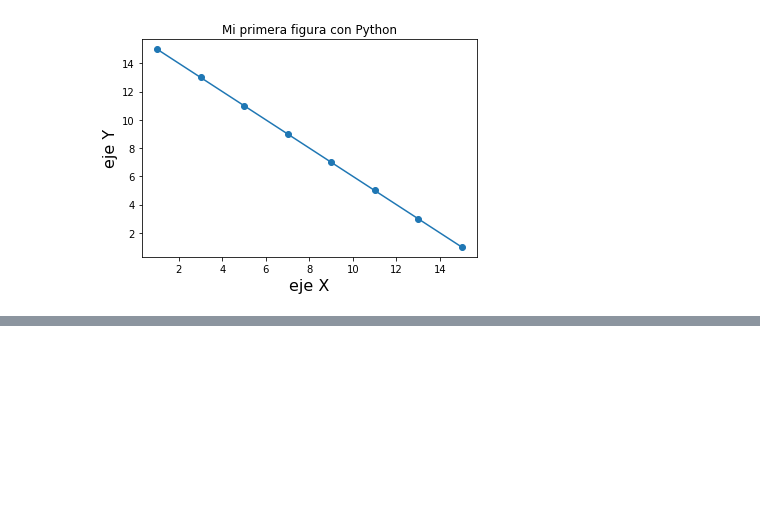
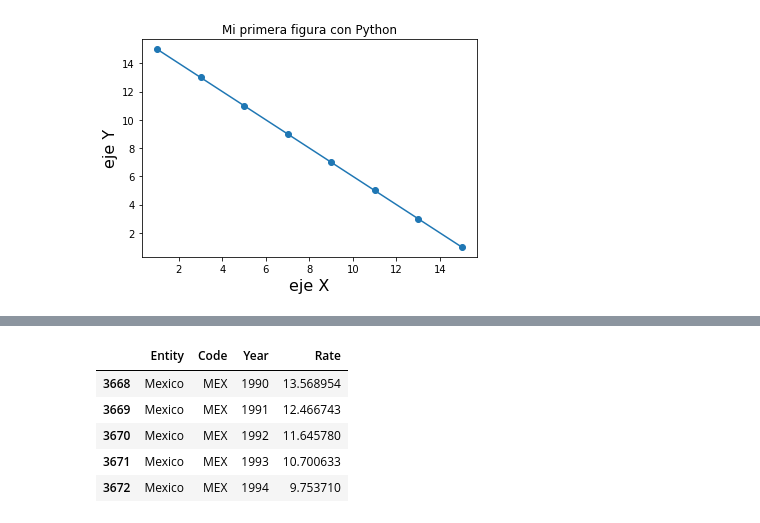
Before and after one commit to ajinich/tcj2021, a Jupyter notebook: code/intro_a_Python.ipynb, the cells around one changed output, grey strips where cells are left out. Saved outputs shown, nothing was run; the diff lists cells and outputs as text; code cells hidden in the pictures; blank space fills up the shorter version.

```diff
--- a/code/intro_a_Python.ipynb
+++ b/code/intro_a_Python.ipynb
@@ -29,0 +77,9 @@ Text(0.5, 1.0, 'Mi primera figura con Python')
+# %%
+df_MX.head(5)
+# %% [output]
+|  | Entity | Code | Year | Rate |
+| 3668 | Mexico | MEX | 1990 | 13.568954 |
+| 3669 | Mexico | MEX | 1991 | 12.466743 |
+| 3670 | Mexico | MEX | 1992 | 11.645780 |
+| 3671 | Mexico | MEX | 1993 | 10.700633 |
+| 3672 | Mexico | MEX | 1994 | 9.753710 |
```
Also changed, not shown: parts of 14 cells of this notebook.
